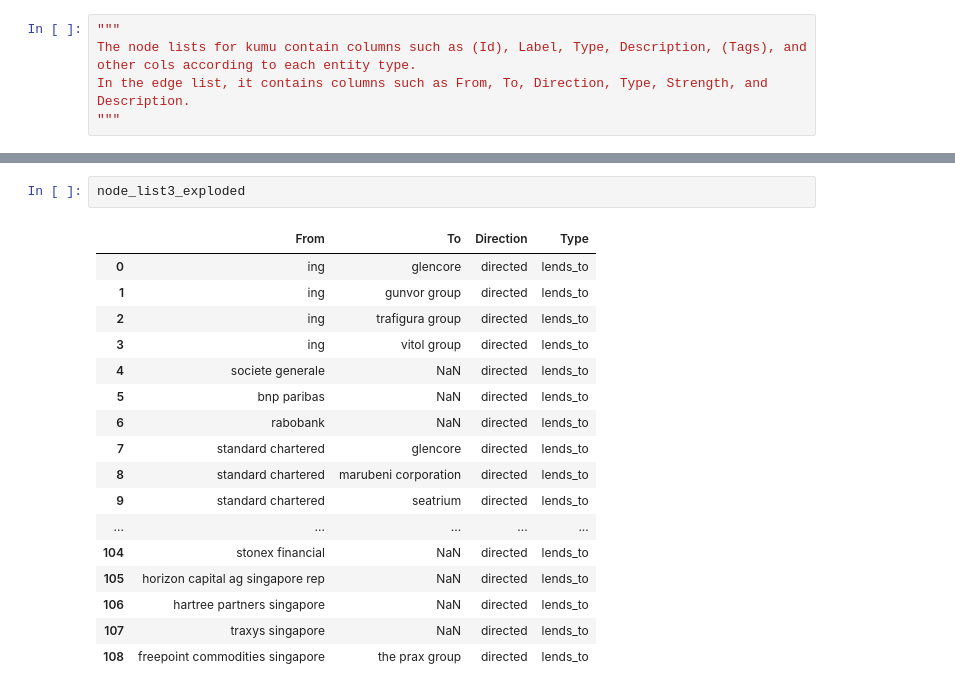
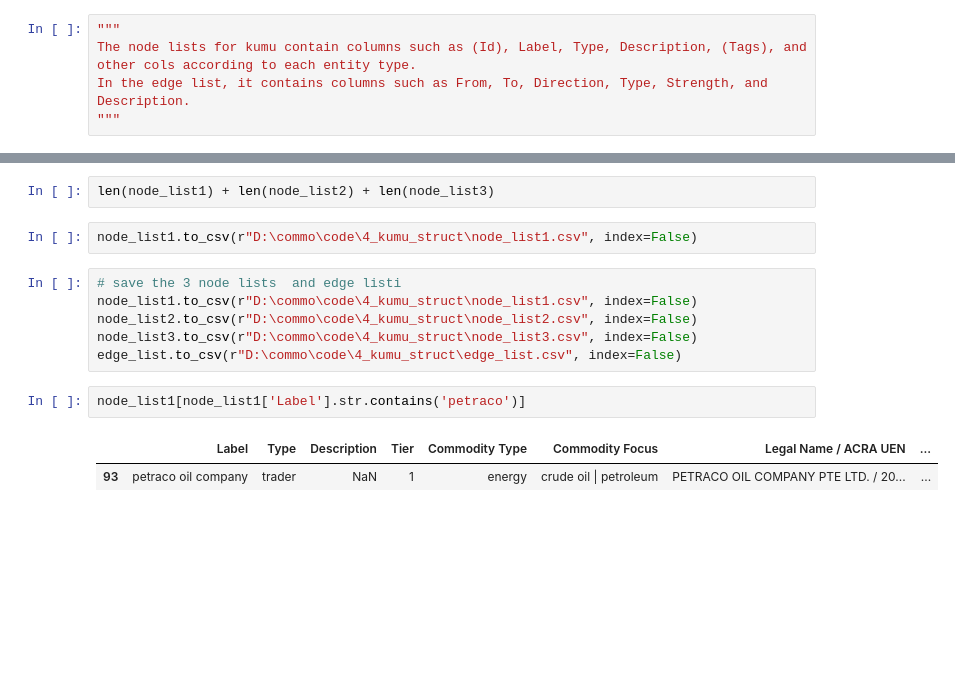
Before and after one commit to Mona212004/sna_trader_financier_lawyer, a Jupyter notebook: 4_kumu_struct/structure_node_lists.ipynb, the cells around one changed output, grey strips where cells are left out. Cells and saved outputs as stored; diff of their text form; blank space fills up the shorter version.

```diff
--- a/4_kumu_struct/structure_node_lists.ipynb
+++ b/4_kumu_struct/structure_node_lists.ipynb
@@ -156,20 +270,15 @@ node_list3_exploded['Type'] = 'lends_to'
-# %%
-node_list3_exploded
-# %% [output]
-|  | From | To | Direction | Type |
-| 0 | ing | glencore | directed | lends_to |
-| 1 | ing | gunvor group | directed | lends_to |
-| 2 | ing | trafigura group | directed | lends_to |
-| 3 | ing | vitol group | directed | lends_to |
-| 4 | societe generale | NaN | directed | lends_to |
-| 5 | bnp paribas | NaN | directed | lends_to |
-| 6 | rabobank | NaN | directed | lends_to |
-| 7 | standard chartered | glencore | directed | lends_to |
-| 8 | standard chartered | marubeni corporation | directed | lends_to |
-| 9 | standard chartered | seatrium | directed | lends_to |
-| ... | ... | ... | ... | ... |
-| 104 | stonex financial | NaN | directed | lends_to |
-| 105 | horizon capital ag singapore rep | NaN | directed | lends_to |
-| 106 | hartree partners singapore | NaN | directed | lends_to |
-| 107 | traxys singapore | NaN | directed | lends_to |
-| 108 | freepoint commodities singapore | the prax group | directed | lends_to |
+# %%
+len(node_list1) + len(node_list2) + len(node_list3)
+# %%
+node_list1.to_csv(r"D:\commo\code\4_kumu_struct\node_list1.csv", index=False)
+# %%
+# save the 3 node lists  and edge listi
+node_list1.to_csv(r"D:\commo\code\4_kumu_struct\node_list1.csv", index=False)
+node_list2.to_csv(r"D:\commo\code\4_kumu_struct\node_list2.csv", index=False)
+node_list3.to_csv(r"D:\commo\code\4_kumu_struct\node_list3.csv", index=False)
+edge_list.to_csv(r"D:\commo\code\4_kumu_struct\edge_list.csv", index=False)
+# %%
+node_list1[node_list1['Label'].str.contains('petraco')]
+# %% [output]
+|  | Label | Type | Description | Tier | Commodity Type | Commodity Focus | Legal Name / ACRA UEN | ... |
+| 93 | petraco oil company | trader | NaN | 1 | energy | crude oil | petroleum | PETRACO OIL COMPANY PTE LTD. / 20... | ... |
```
Also changed, not shown: parts of 5 cells of this notebook, 3 other files.
